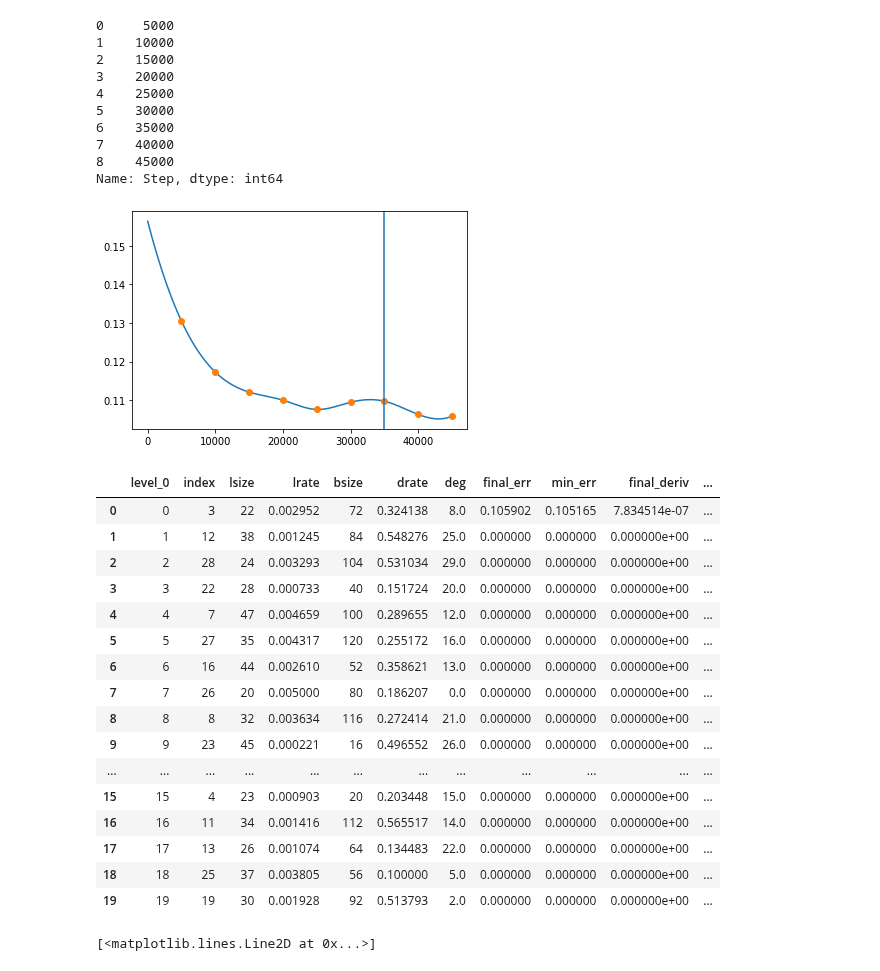
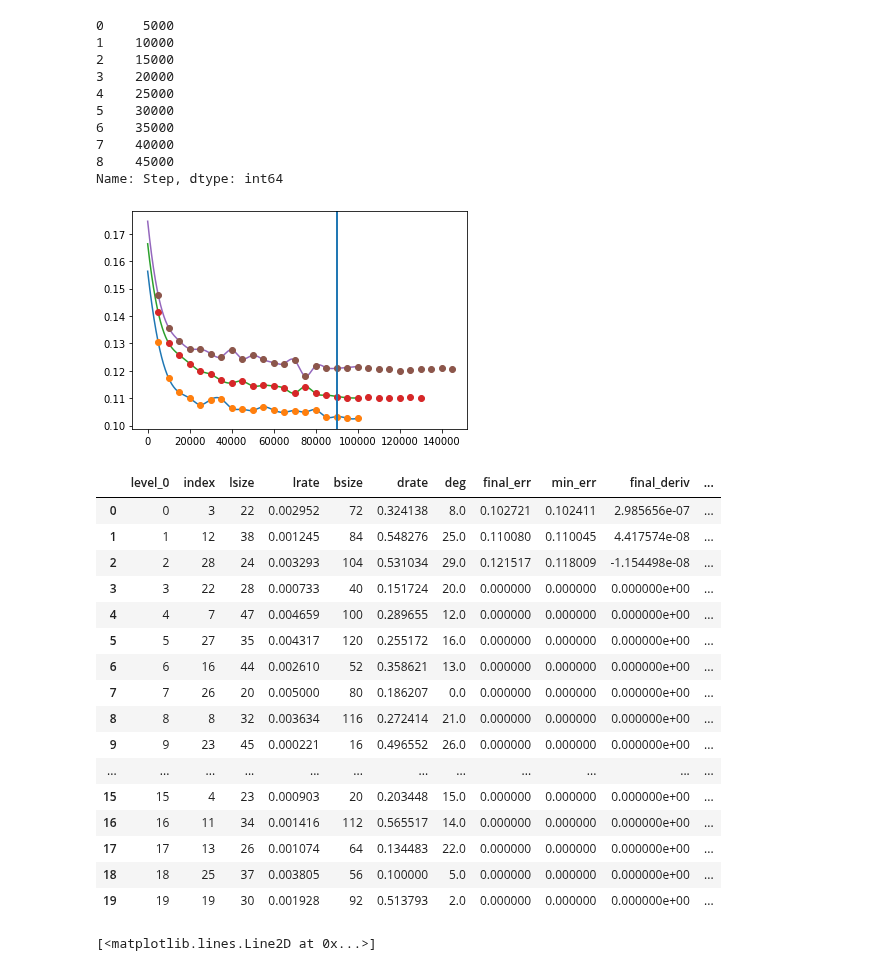
Before and after one commit to VMBoehm/PAE, a Jupyter notebook: notebooks/param_space_sampling.ipynb, the cells around one changed output. Drawn from its saved outputs; the diff is of its cells as text; code cells hidden in the pictures.

```diff
--- a/notebooks/param_space_sampling.ipynb
+++ b/notebooks/param_space_sampling.ipynb
@@ -68,28 +68,28 @@ df_1['Step']
 Name: Step, dtype: int64
 # %%
 # use minimum between minimum and curent value+mean(deriv)*delta_step (delta_step=50000)?
-for ii in range(1):
+for ii in range(3):
     df_1 = pd.read_csv('/global/homes/v/vboehm/codes/PAE/train_param_search/AE_sample%d.csv'%(ii+1))
     splrep = interp.splrep(df_1['Step'], df_1['Value'])
-    num    = df_1['Step'].to_numpy()[-1]
+    num    = min(df_1['Step'].to_numpy()[-1],100000)
     plt.plot(np.arange(num),interp.splev(np.arange(num),splrep))
     plt.plot(df_1['Step'], df_1['Value'],ls='', marker='o')
     deriv = interp.splev(np.arange(num),splrep,der=1)
     minimum = min(interp.splev(np.arange(num),splrep))
-    df_sample.at[ii,'final_err'] = df_1['Value'].to_numpy()[-1]
+    df_sample.at[ii,'final_err'] = interp.splev(np.arange(num),splrep)[num-1]
     df_sample.at[ii,'min_err']   = minimum
-    df_sample.at[ii,'final_deriv'] = deriv[-1]
+    df_sample.at[ii,'final_deriv'] = deriv[num-1]
     df_sample.at[ii,'avg_deriv'] = np.mean(deriv[-10000::])
     plt.axvline(num-10000)
 # %% [output]
-[figure, old version]
+[figure, new version]
 # %%
 df_sample
 # %% [output]
 |  | level_0 | index | lsize | lrate | bsize | drate | deg | final_err | min_err | final_deriv | ... |
-| 0 | 0 | 3 | 22 | 0.002952 | 72 | 0.324138 | 8.0 | 0.105902 | 0.105165 | 7.834514e-07 | ... |
-| 1 | 1 | 12 | 38 | 0.001245 | 84 | 0.548276 | 25.0 | 0.000000 | 0.000000 | 0.000000e+00 | ... |
-| 2 | 2 | 28 | 24 | 0.003293 | 104 | 0.531034 | 29.0 | 0.000000 | 0.000000 | 0.000000e+00 | ... |
+| 0 | 0 | 3 | 22 | 0.002952 | 72 | 0.324138 | 8.0 | 0.102721 | 0.102411 | 2.985656e-07 | ... |
+| 1 | 1 | 12 | 38 | 0.001245 | 84 | 0.548276 | 25.0 | 0.110080 | 0.110045 | 4.417574e-08 | ... |
+| 2 | 2 | 28 | 24 | 0.003293 | 104 | 0.531034 | 29.0 | 0.121517 | 0.118009 | -1.154498e-08 | ... |
 | 3 | 3 | 22 | 28 | 0.000733 | 40 | 0.151724 | 20.0 | 0.000000 | 0.000000 | 0.000000e+00 | ... |
 | 4 | 4 | 7 | 47 | 0.004659 | 100 | 0.289655 | 12.0 | 0.000000 | 0.000000 | 0.000000e+00 | ... |
 | 5 | 5 | 27 | 35 | 0.004317 | 120 | 0.255172 | 16.0 | 0.000000 | 0.000000 | 0.000000e+00 | ... |
```
